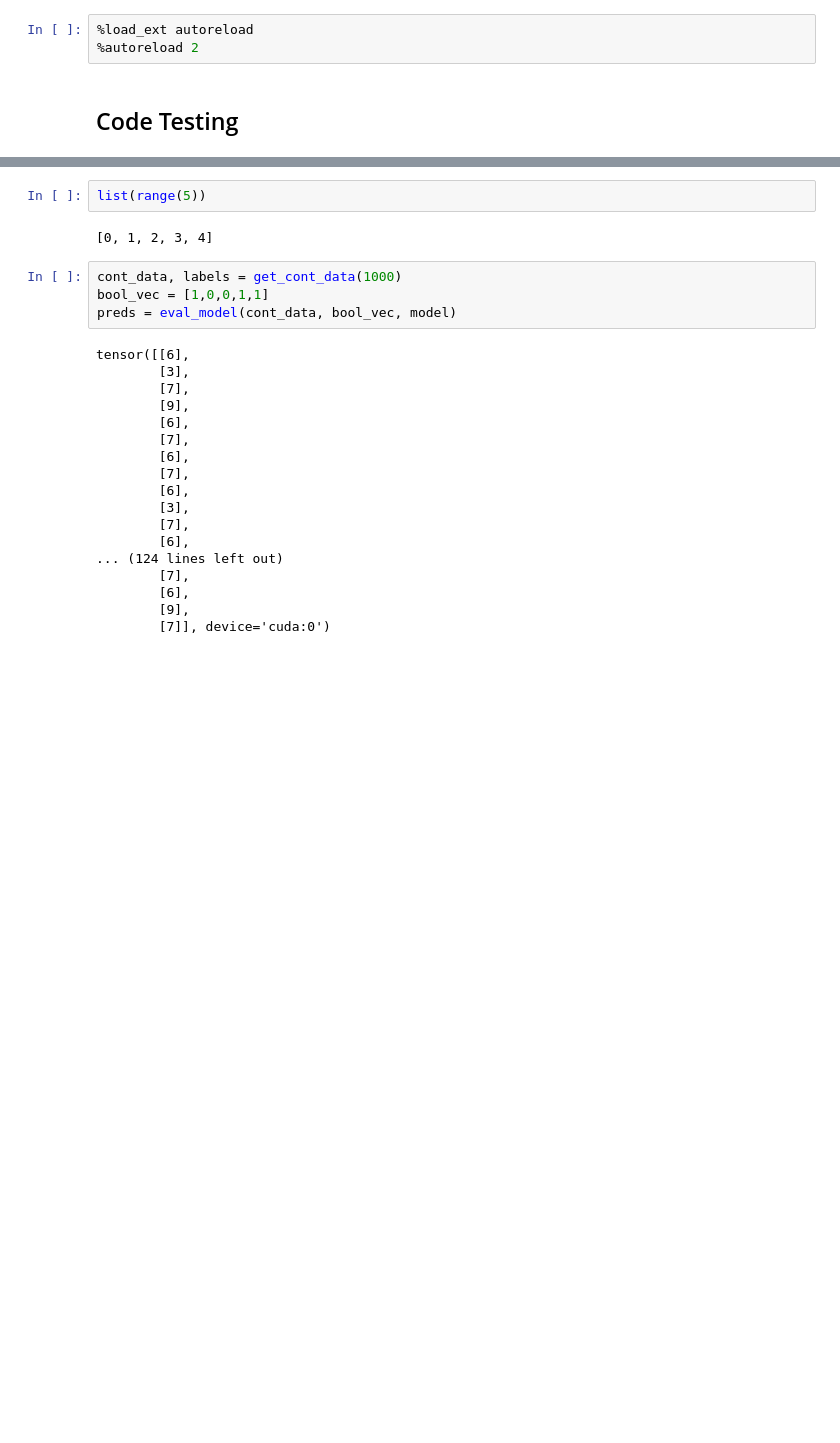
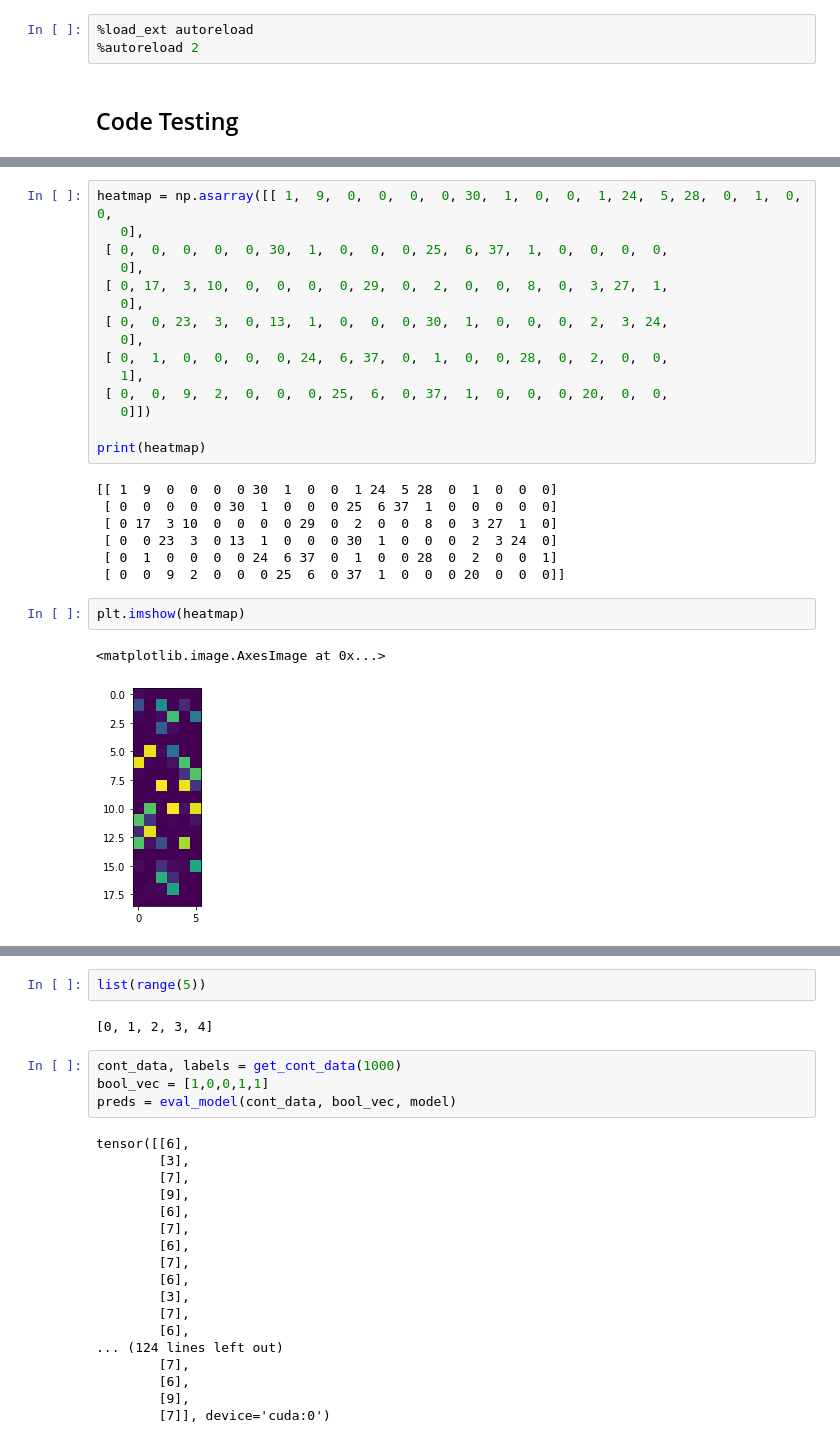
Before and after one commit to clrkwng/exploring_compositionality, a Jupyter notebook: vecbool_prob/vecbool_vis.ipynb, the cells around one changed output, grey strips where cells are left out. Drawn from its saved outputs; the diff is of its cells as text; blank space fills up the shorter version.

Commit message:
finally finished heatmap experiment

```diff
--- a/vecbool_prob/vecbool_vis.ipynb
+++ b/vecbool_prob/vecbool_vis.ipynb
@@ -28,0 +102,27 @@ COMET INFO: Experiment is live on comet.ml https://www.comet.ml/clrkwng/vecbool-
+# %%
+heatmap = np.asarray([[ 1,  9,  0,  0,  0,  0, 30,  1,  0,  0,  1, 24,  5, 28,  0,  1,  0,  0,
+   0],
+ [ 0,  0,  0,  0,  0, 30,  1,  0,  0,  0, 25,  6, 37,  1,  0,  0,  0,  0,
+   0],
+ [ 0, 17,  3, 10,  0,  0,  0,  0, 29,  0,  2,  0,  0,  8,  0,  3, 27,  1,
+   0],
+ [ 0,  0, 23,  3,  0, 13,  1,  0,  0,  0, 30,  1,  0,  0,  0,  2,  3, 24,
+   0],
+ [ 0,  1,  0,  0,  0,  0, 24,  6, 37,  0,  1,  0,  0, 28,  0,  2,  0,  0,
+   1],
+ [ 0,  0,  9,  2,  0,  0,  0, 25,  6,  0, 37,  1,  0,  0,  0, 20,  0,  0,
+   0]])
+
+print(heatmap)
+# %% [output]
+[[ 1  9  0  0  0  0 30  1  0  0  1 24  5 28  0  1  0  0  0]
+ [ 0  0  0  0  0 30  1  0  0  0 25  6 37  1  0  0  0  0  0]
+ [ 0 17  3 10  0  0  0  0 29  0  2  0  0  8  0  3 27  1  0]
+ [ 0  0 23  3  0 13  1  0  0  0 30  1  0  0  0  2  3 24  0]
+ [ 0  1  0  0  0  0 24  6 37  0  1  0  0 28  0  2  0  0  1]
+ [ 0  0  9  2  0  0  0 25  6  0 37  1  0  0  0 20  0  0  0]]
+# %%
+plt.imshow(heatmap)
+# %% [output]
+<matplotlib.image.AxesImage at 0x...>
+[figure, added]
```
Also changed, not shown: parts of 8 cells of this notebook, 32 other files.
